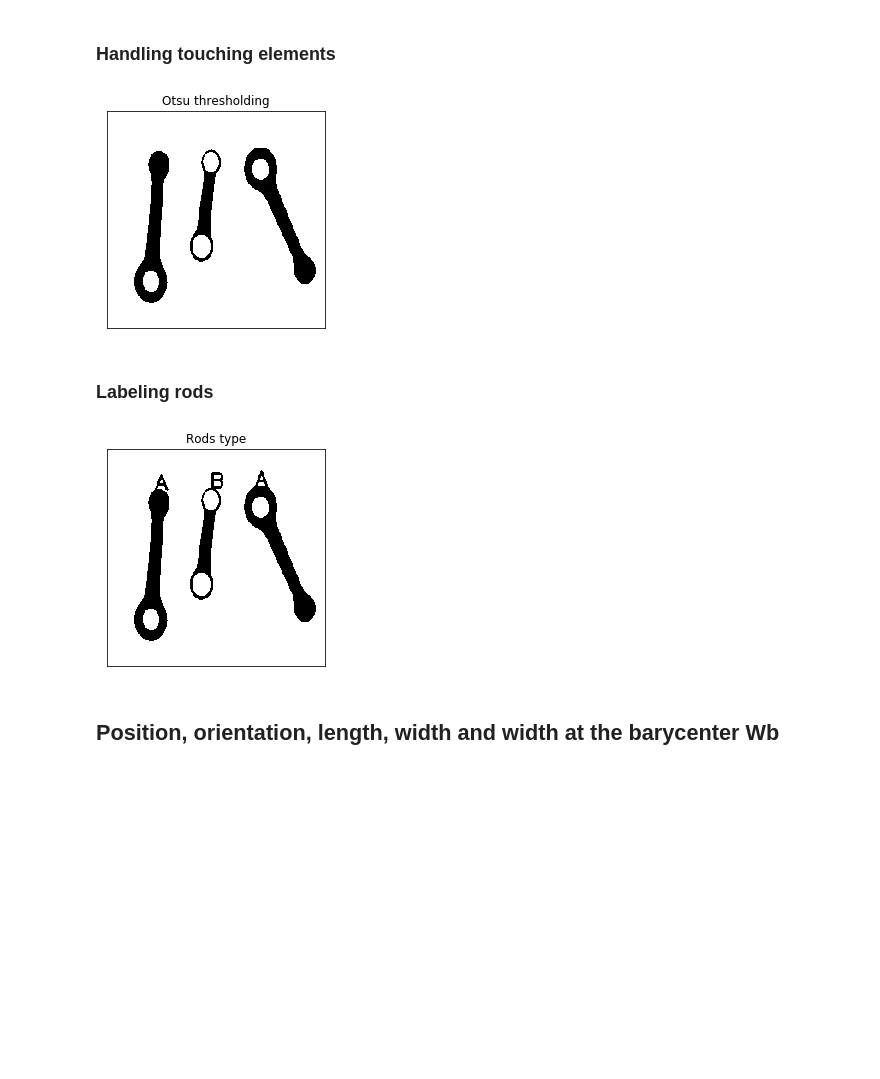
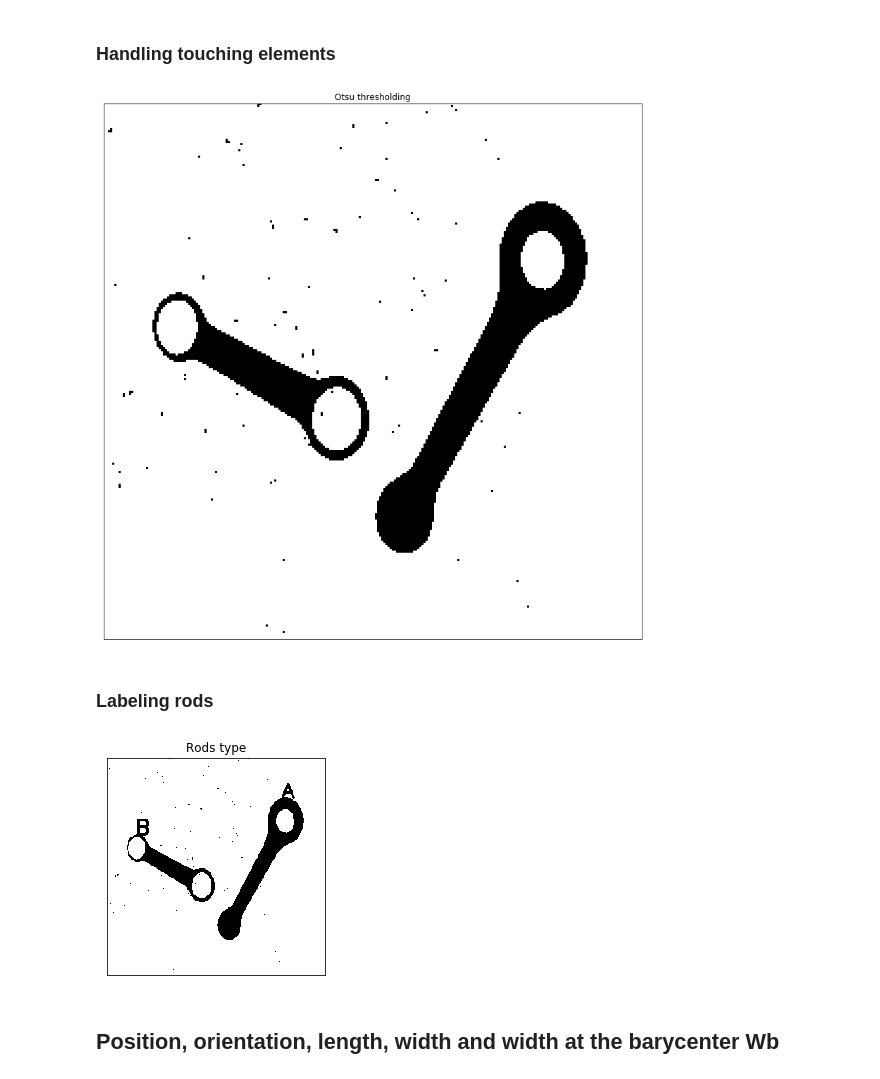
Before and after one commit to pptr3/connecting-rods, a Jupyter notebook: Connecting Rods.ipynb, the cells around one changed output. Cells and saved outputs as stored; diff of their text form; code cells hidden in the pictures; blank space fills up the shorter version.

```diff
--- a/Connecting Rods.ipynb
+++ b/Connecting Rods.ipynb
@@ -47,7 +47,7 @@ import math
 
 plt.figure(figsize=(4,4))
 
-original_img = cv.imread('testImages/TESI00.BMP', 0)
+original_img = cv.imread('testImages/TESI98.BMP', 0)
 img = original_img.copy()
 plt.imshow(img, cmap='gray',vmin=0,vmax=255)
 plt.title('Original image'), plt.xticks([]), plt.yticks([])
@@ -76,12 +78,12 @@ plt.show()
 # %% [markdown]
 ### Handling touching elements
 # %%
-separate_rods_img = handle_touching_rods(dilated_image)
-plt.imshow(imgf2,cmap = 'gray')
+separate_rods_img = handle_touching_rods(otsu_img)
+plt.imshow(separate_rods_img,cmap = 'gray')
 plt.title('Otsu thresholding'), plt.xticks([]), plt.yticks([])
 plt.show()
 # %% [output]
-[figure, old version]
+[figure, new version]
 # %% [markdown]
 ### Labeling rods
 # %%
@@ -99,7 +101,7 @@ for i in range(hierarchy.shape[1]):
 
 plt.show()
 # %% [output]
-[figure, old version]
+[figure, new version]
 # %% [markdown]
 ## Position, orientation, length, width and width at the barycenter Wb
 # %%
```
Also changed, not shown: parts of 5 cells of this notebook.
